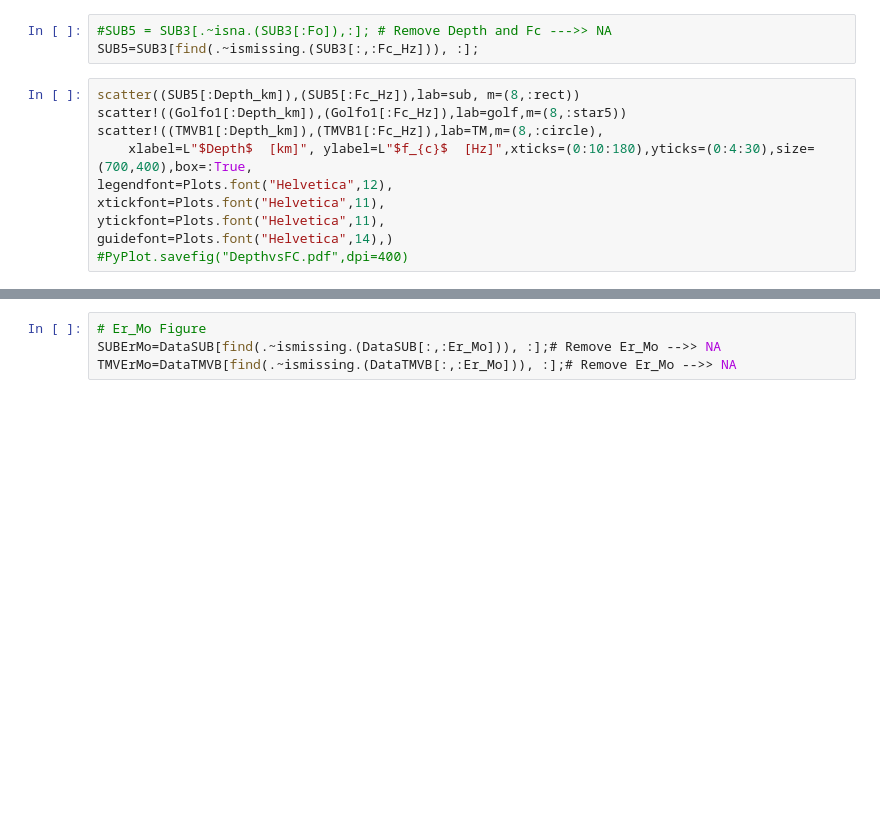
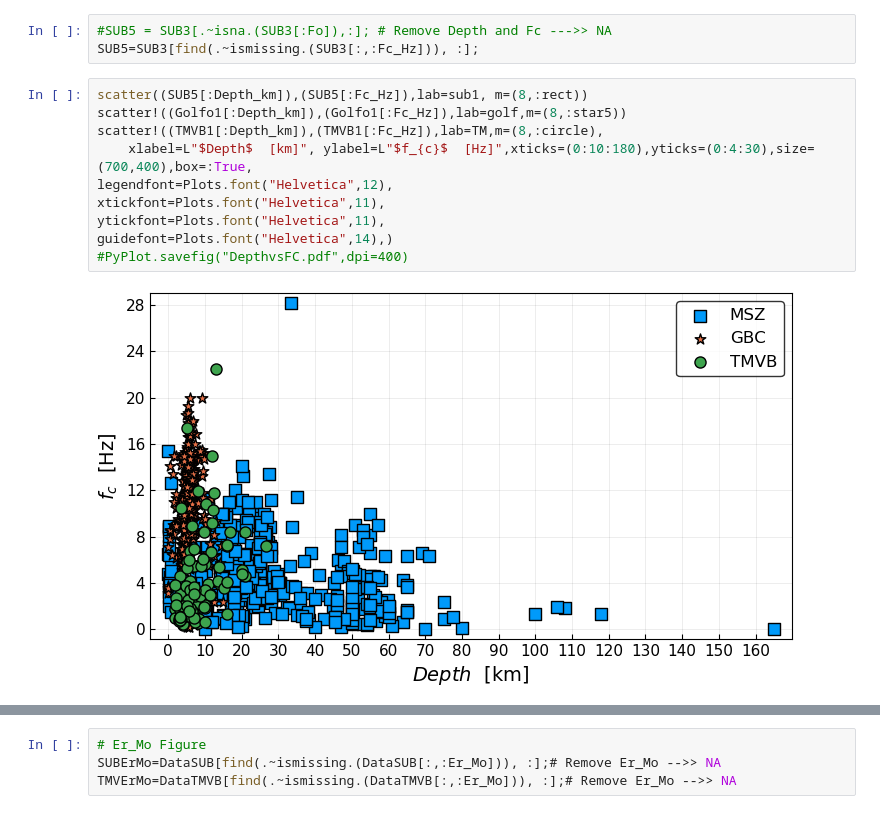
Before and after one commit to CGEOUNAM/MexicanEarthquakeDatabase, a Jupyter notebook: Comparasions.ipynb, the cells around one changed output, grey strips where cells are left out. Cells and saved outputs as stored; diff of their text form; blank space fills up the shorter version.

```diff
--- a/Comparasions.ipynb
+++ b/Comparasions.ipynb
@@ -95,13 +117,15 @@ guidefont=Plots.font("Helvetica",14))
 #SUB5 = SUB3[.~isna.(SUB3[:Fo]),:]; # Remove Depth and Fc --->> NA
 SUB5=SUB3[find(.~ismissing.(SUB3[:,:Fc_Hz])), :];
 # %%
-scatter((SUB5[:Depth_km]),(SUB5[:Fc_Hz]),lab=sub, m=(8,:rect))
+scatter((SUB5[:Depth_km]),(SUB5[:Fc_Hz]),lab=sub1, m=(8,:rect))
 scatter!((Golfo1[:Depth_km]),(Golfo1[:Fc_Hz]),lab=golf,m=(8,:star5))
 scatter!((TMVB1[:Depth_km]),(TMVB1[:Fc_Hz]),lab=TM,m=(8,:circle),
     xlabel=L"$Depth$  [km]", ylabel=L"$f_{c}$  [Hz]",xticks=(0:10:180),yticks=(0:4:30),size=(700,400),box=:True,
 legendfont=Plots.font("Helvetica",12),
 xtickfont=Plots.font("Helvetica",11),
 ytickfont=Plots.font("Helvetica",11),
 guidefont=Plots.font("Helvetica",14),)
 #PyPlot.savefig("DepthvsFC.pdf",dpi=400)
+# %% [output]
+[figure, added]
 # %%
```
Also changed, not shown: parts of 11 cells of this notebook.
